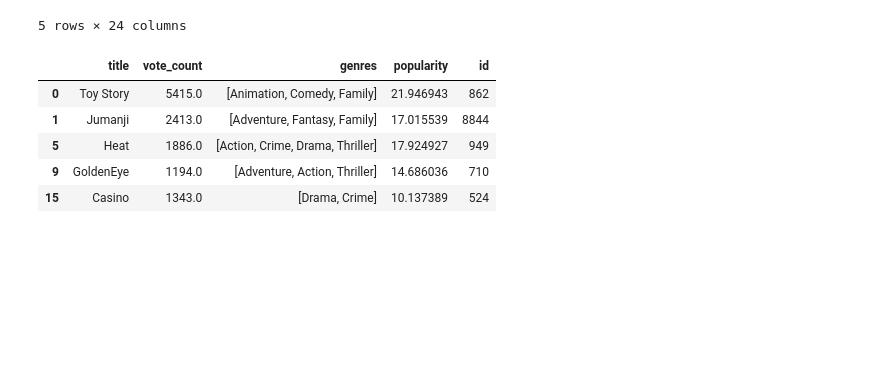
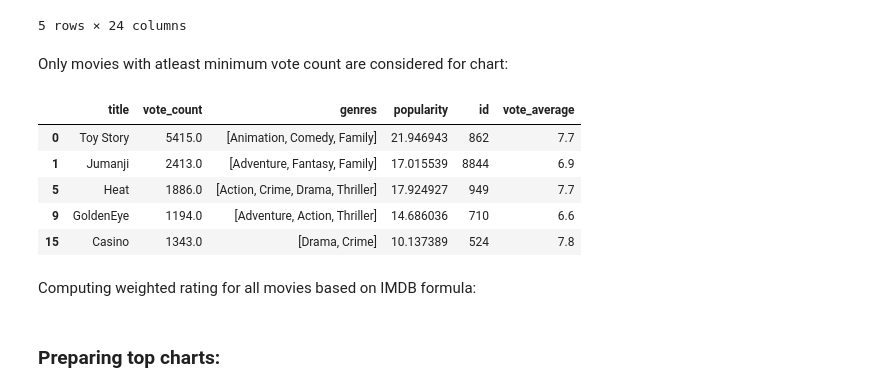
Before and after one commit to SaurusXI/Movie-Recommender, a Jupyter notebook: first/Untitled.ipynb, the cells around one changed output. Drawn from its saved outputs; the diff is of its cells as text; code cells hidden in the pictures; blank space fills up the shorter version.

```diff
--- a/first/Untitled.ipynb
+++ b/first/Untitled.ipynb
@@ -102,15 +122,19 @@ metadata.head()
 | 3 | False | NaN | 16000000 | [Comedy, Drama, Romance] | NaN | 31357 | tt0114885 | en | ... |
 | 4 | False | {'id': 96871, 'name': 'Father of ... | 0 | [Comedy] | NaN | 11862 | tt0113041 | en | ... |
 5 rows × 24 columns
+# %% [markdown]
+Only movies with atleast minimum vote count are considered for chart:
 # %%
-chart_movies = metadata[(metadata['vote_count'] > m - 1) & (metadata['vote_count'].notnull())][['title', 'vote_count', 'genres', 'popularity', 'id']]
+chart_movies = metadata[(metadata['vote_count'] > m - 1) & (metadata['vote_count'].notnull())][['title', 'vote_count', 'genres', 'popularity', 'id', 'vote_average']]
 chart_movies.head()
 # %% [output]
-|  | title | vote_count | genres | popularity | id |
-| 0 | Toy Story | 5415.0 | [Animation, Comedy, Family] | 21.946943 | 862 |
-| 1 | Jumanji | 2413.0 | [Adventure, Fantasy, Family] | 17.015539 | 8844 |
-| 5 | Heat | 1886.0 | [Action, Crime, Drama, Thriller] | 17.924927 | 949 |
-| 9 | GoldenEye | 1194.0 | [Adventure, Action, Thriller] | 14.686036 | 710 |
-| 15 | Casino | 1343.0 | [Drama, Crime] | 10.137389 | 524 |
+|  | title | vote_count | genres | popularity | id | vote_average |
+| 0 | Toy Story | 5415.0 | [Animation, Comedy, Family] | 21.946943 | 862 | 7.7 |
+| 1 | Jumanji | 2413.0 | [Adventure, Fantasy, Family] | 17.015539 | 8844 | 6.9 |
+| 5 | Heat | 1886.0 | [Action, Crime, Drama, Thriller] | 17.924927 | 949 | 7.7 |
+| 9 | GoldenEye | 1194.0 | [Adventure, Action, Thriller] | 14.686036 | 710 | 6.6 |
+| 15 | Casino | 1343.0 | [Drama, Crime] | 10.137389 | 524 | 7.8 |
+# %% [markdown]
+Computing weighted rating for all movies based on IMDB formula:
 # %%
 def weighted_rating(movie):
@@ -122,6 +143,8 @@ def weighted_rating(movie):
     return (v*R + m*C)/(v + m)
 # %%
 chart_movies['Weighted_Rating'] = chart_movies.apply(weighted_rating, axis = 1)
+# %% [markdown]
+### Preparing top charts:
 # %%
 top_charts = chart_movies.sort_values('Weighted_Rating', ascending = False).head(250)
 # %%
```
Also changed, not shown: parts of 19 cells of this notebook, 8 other files.
